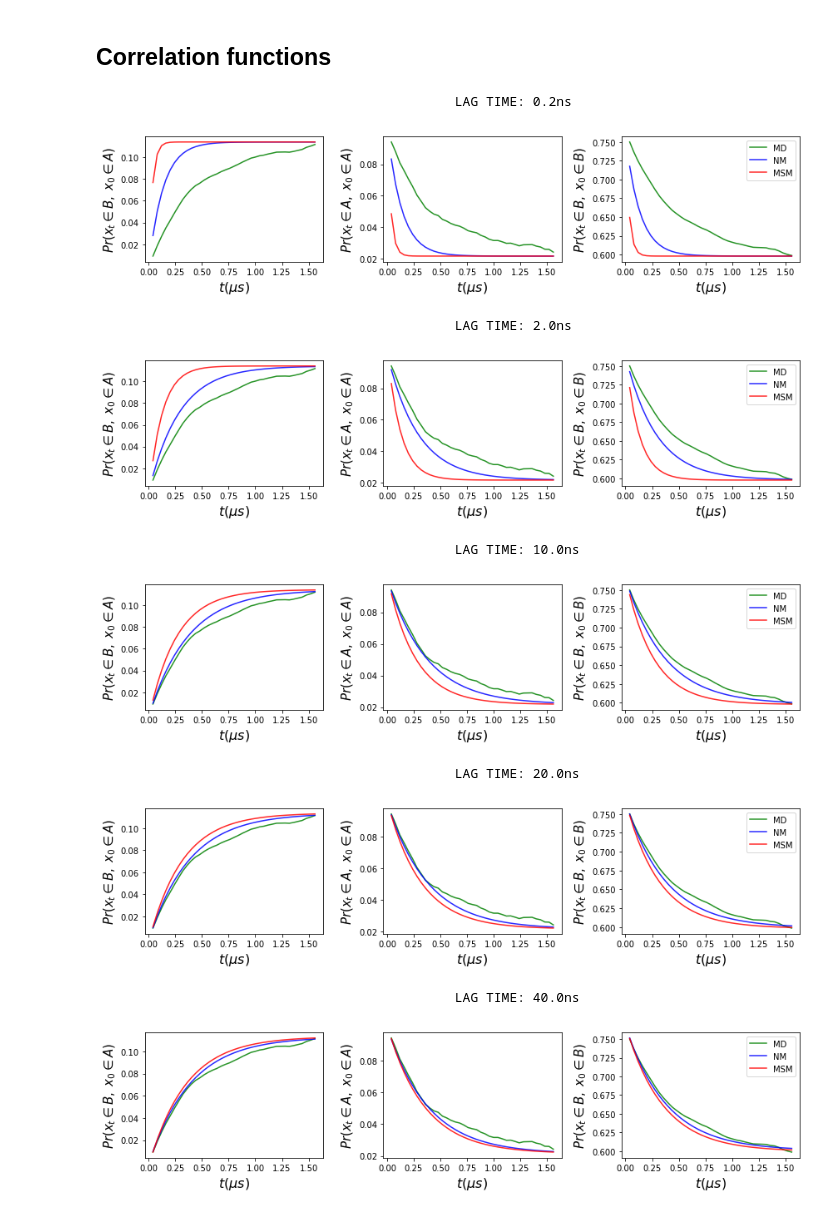
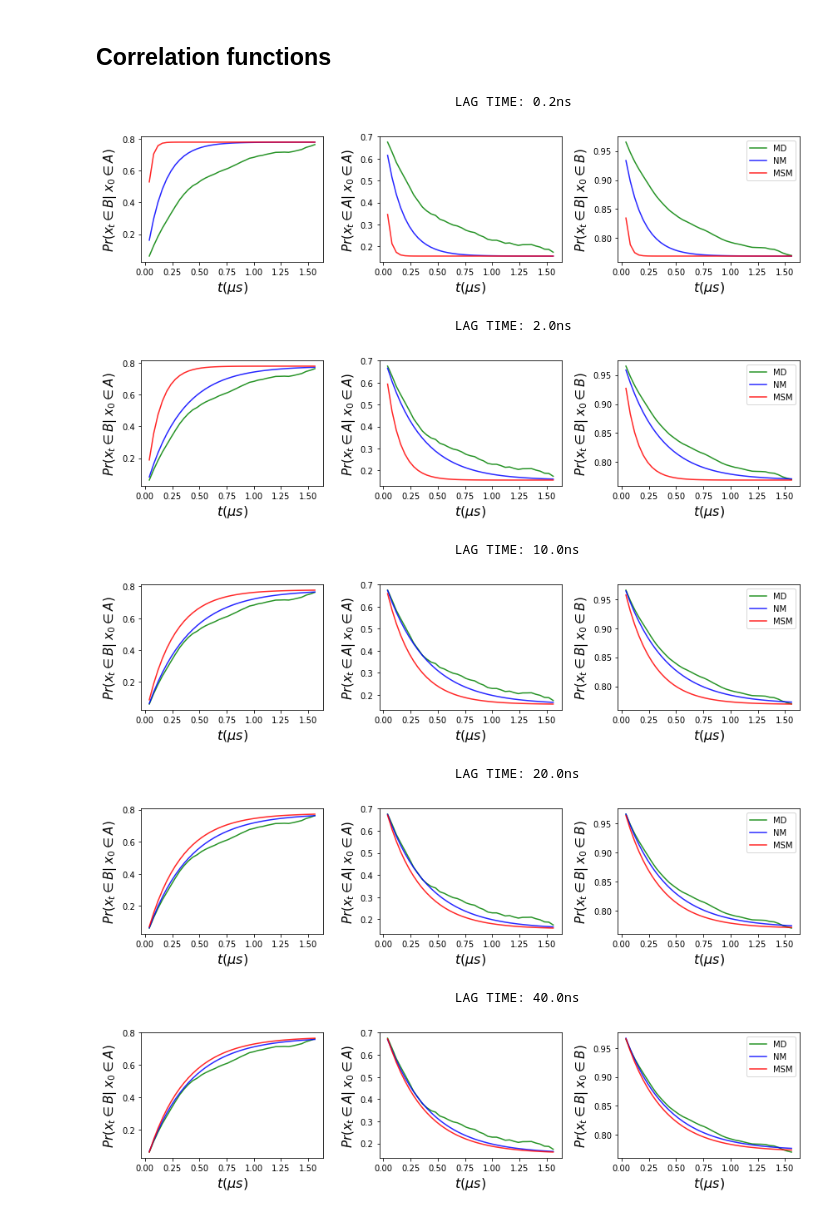
Before and after one commit to choderalab/msm-mfpt, a Jupyter notebook: models/Chignoling_mfpts_and_corrfunc_after_clustering.ipynb, the cells around one changed output. Cells and saved outputs as stored; diff of their text form; code cells hidden in the pictures.

```diff
--- a/models/Chignoling_mfpts_and_corrfunc_after_clustering.ipynb
+++ b/models/Chignoling_mfpts_and_corrfunc_after_clustering.ipynb
@@ -535,54 +535,57 @@ emp_coorAB = nm_model.empirical_corr_function(nm_model.stateA, nm_model.stateB,
 emp_coorAA = nm_model.empirical_corr_function(nm_model.stateA, nm_model.stateA, times=times)
 emp_coorBB = nm_model.empirical_corr_function(nm_model.stateB, nm_model.stateB, times=times)
 # %%
+pA = nm_model.popA
+pB = nm_model.popB
+
 alpha = 0.85
 
 for lag in [1, 10, 50, 100, 200]:
 
     nm_model.lag_time=lag
     print(46*' ' + 'LAG TIME: {}ns'.format(lag*0.2))
 
     nm_pAA, nm_pAB, nm_pBA, nm_pBB = nm_model.corr_function(times=times)
 
     nm_model.markovian = True
     msm_pAA, msm_pAB, msm_pBA, msm_pBB = nm_model.corr_function(times=times)
     nm_model.markovian = False
 
     fig = plt.figure(figsize=(12,3))
     fig.add_subplot(131)
-    plt.plot(times_in_us, emp_coorAB, label='MD', color='green', alpha=alpha)
-    plt.plot(times_in_us, nm_pAB, label='NM', color='blue', alpha=alpha)
-    plt.plot(times_in_us, msm_pAB, label='MSM', color='red', alpha=alpha)
+    plt.plot(times_in_us, emp_coorAB/pA, label='MD', color='green', alpha=alpha)
+    plt.plot(times_in_us, nm_pAB/pA, label='NM', color='blue', alpha=alpha)
+    plt.plot(times_in_us, msm_pAB/pA, label='MSM', color='red', alpha=alpha)
     plt.xlabel('$t(\mu s)$', fontsize=16)
-    plt.ylabel('$Pr(x_t \in B,\; x_0 \in A)$', fontsize=15)
+    plt.ylabel('$Pr(x_t \in B|\; x_0 \in A)$', fontsize=15)
 
     fig.add_subplot(132)
-    plt.plot(times_in_us, emp_coorAA, label='MD', color='green', alpha=alpha)
-    plt.plot(times_in_us, nm_pAA, label='NM', color='blue', alpha=alpha)
-    plt.plot(times_in_us, msm_pAA, label='MSM', color='red', alpha=alpha)
+    plt.plot(times_in_us, emp_coorAA/pA, label='MD', color='green', alpha=alpha)
+    plt.plot(times_in_us, nm_pAA/pA, label='NM', color='blue', alpha=alpha)
+    plt.plot(times_in_us, msm_pAA/pA, label='MSM', color='red', alpha=alpha)
 
     plt.xlabel('$t(\mu s)$', fontsize=16)
-    plt.ylabel('$Pr(x_t \in A,\; x_0 \in A)$', fontsize=15)
+    plt.ylabel('$Pr(x_t \in A|\; x_0 \in A)$', fontsize=15)
 
     fig.add_subplot(133)
-    plt.plot(times_in_us, emp_coorBB, label='MD', color='green', alpha=alpha)
-    plt.plot(times_in_us, nm_pBB, label='NM', color='blue', alpha=alpha)
-    plt.plot(times_in_us, msm_pBB, label='MSM', color='red', alpha=alpha )
+    plt.plot(times_in_us, emp_coorBB/pB, label='MD', color='green', alpha=alpha)
+    plt.plot(times_in_us, nm_pBB/pB, label='NM', color='blue', alpha=alpha)
+    plt.plot(times_in_us, msm_pBB/pB, label='MSM', color='red', alpha=alpha )
     plt.xlabel('$t(\mu s)$', fontsize=16)
-    plt.ylabel('$Pr(x_t \in B,\; x_0 \in B)$', fontsize=15)
+    plt.ylabel('$Pr(x_t \in B|\; x_0 \in B)$', fontsize=15)
     plt.legend(loc='upper right')
 
     fig.tight_layout()
 
     plt.show()
 # %% [output]
                                               LAG TIME: 0.2ns
-[figure, old version]
+[figure, new version]
                                               LAG TIME: 2.0ns
-[figure, old version]
+[figure, new version]
                                               LAG TIME: 10.0ns
-[figure, old version]
+[figure, new version]
                                               LAG TIME: 20.0ns
-[figure, old version]
+[figure, new version]
                                               LAG TIME: 40.0ns
-[figure, old version]
+[figure, new version]
```
Also changed, not shown: parts of 10 cells of this notebook, 3 other files.
